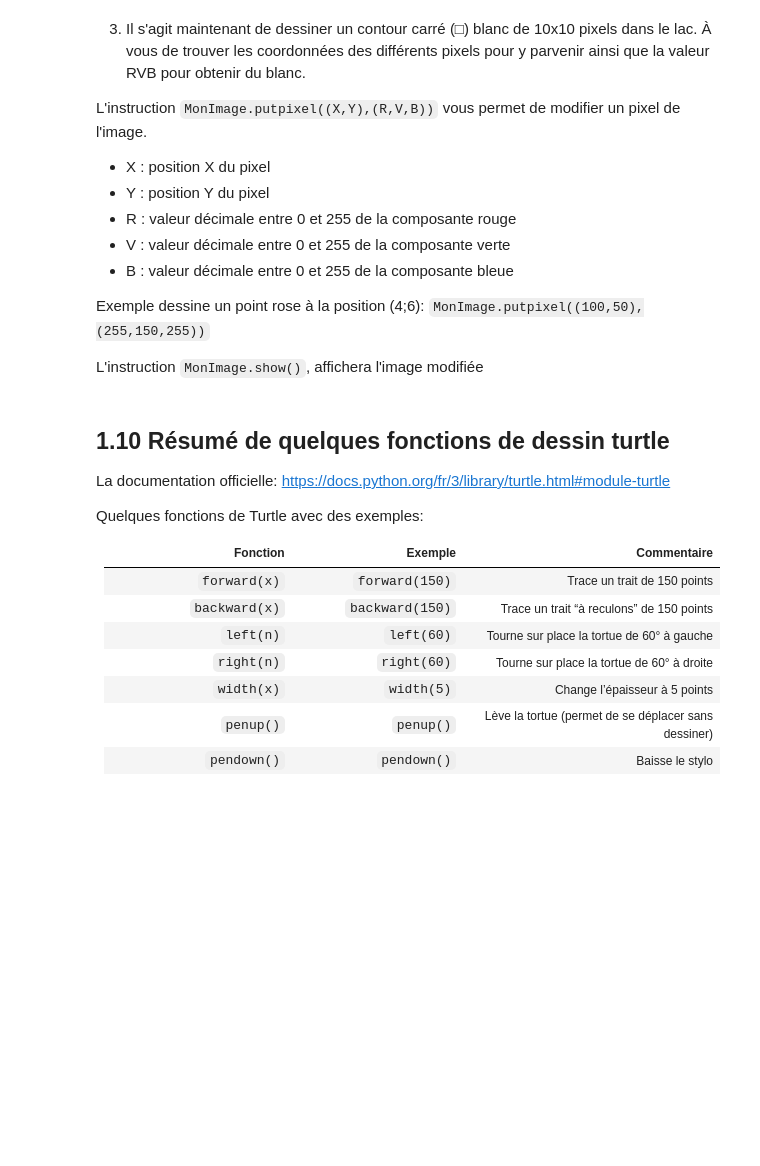
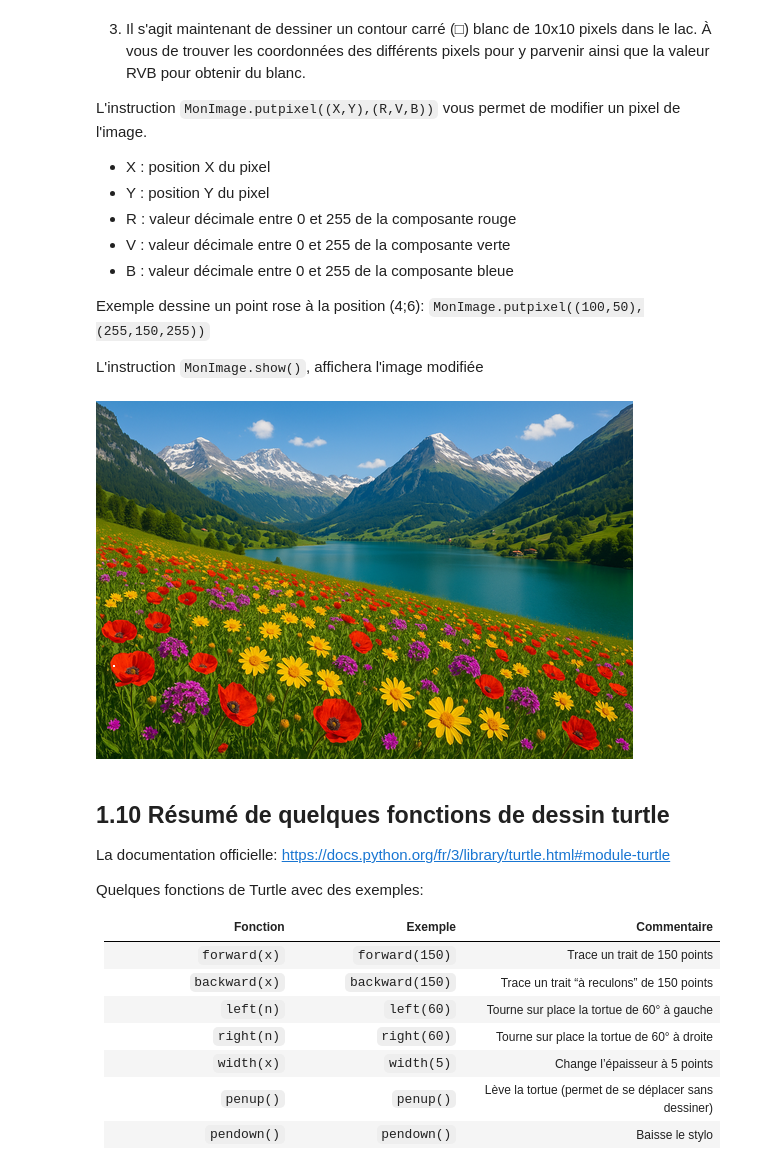
Before and after one commit to College-Sismondi-Informatique/exercices-1in, a Jupyter notebook: Notebooks/01c_Compléments_turtle_corrige.ipynb, the cells around one changed output. Cells and saved outputs as stored; diff of their text form; code cells hidden in the pictures; blank space fills up the shorter version.

```diff
--- a/Notebooks/01c_Compléments_turtle_corrige.ipynb
+++ b/Notebooks/01c_Compléments_turtle_corrige.ipynb
@@ -462,12 +574,17 @@ L'instruction `MonImage.show()`, affichera l'image modifiée
 # %%
 from PIL import Image
 
 MonImage=Image.open("paysage_small.png")
 
-MonImage.putpixel((X,Y),(R,V,B)) # ==> Remplacer X, Y, R, V, B par des valeurs décimales.
-####### À COMPLÉTER
+MonImage.putpixel((17,265),(255,255,255)) # ==> Remplacer X, Y, R, V, B par des valeurs décimales.
+MonImage.putpixel((18,265),(255,255,255))
+MonImage.putpixel((17,264),(255,255,255))
+MonImage.putpixel((18,264),(255,255,255))
+
 
 MonImage.show() #On affiche l'image contenue dans la variable MonImage
+# %% [output]
+[figure, added]
 # %% [markdown]
 ## 1.10 Résumé de quelques fonctions de dessin turtle
 
```
Also changed, not shown: parts of 17 cells of this notebook.
